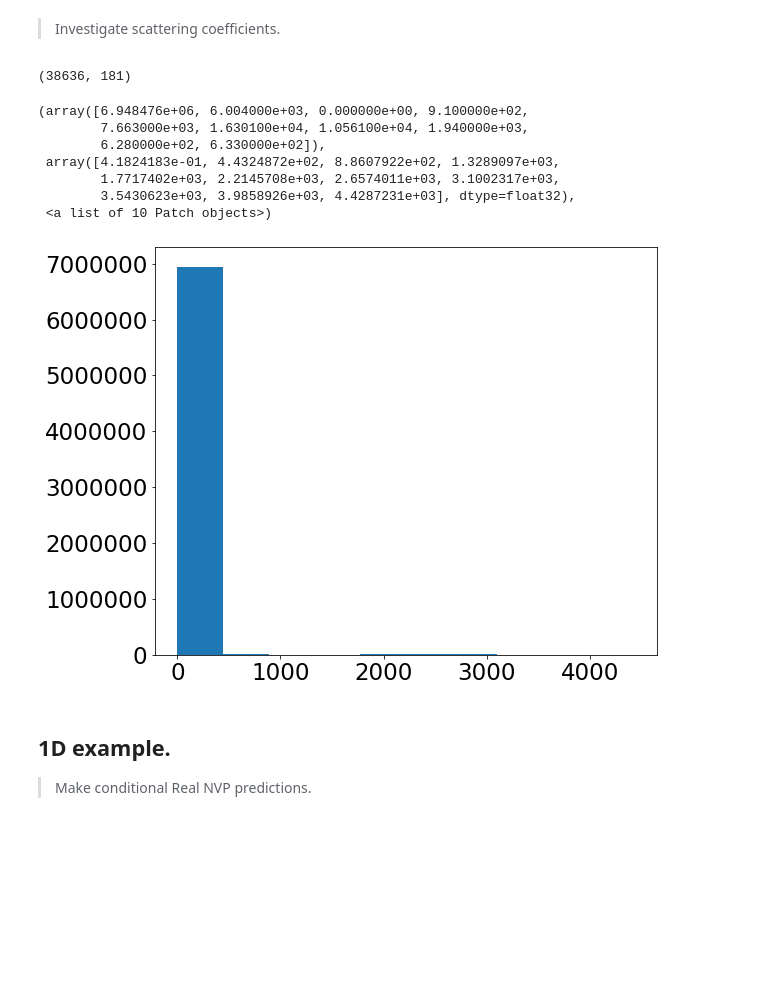
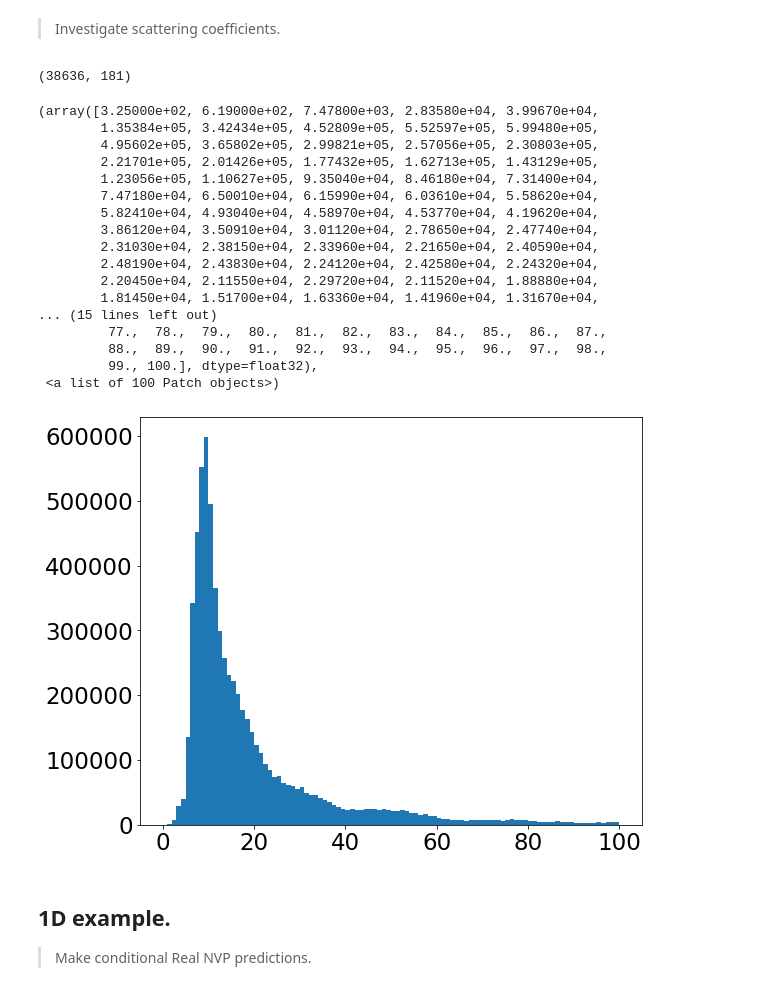
Before and after one commit to tingyuansen/Geology, a Jupyter notebook: RealNVP_Geology.ipynb, the cells around one changed output. Drawn from its saved outputs; the diff is of its cells as text; code cells hidden in the pictures; blank space fills up the shorter version.

```diff
--- a/RealNVP_Geology.ipynb
+++ b/RealNVP_Geology.ipynb
@@ -74,17 +74,27 @@ print(Pred.shape, Vels.shape)
 # %%
 y_tr = np.load("Sx_2D.npy")
 print(y_tr.shape)
-plt.hist(y_tr.ravel())
+plt.hist(y_tr.ravel(), range=[0,100], bins=100)
 # %% [output]
 (38636, 181)
-(array([6.948476e+06, 6.004000e+03, 0.000000e+00, 9.100000e+02,
-        7.663000e+03, 1.630100e+04, 1.056100e+04, 1.940000e+03,
-        6.280000e+02, 6.330000e+02]),
- array([4.1824183e-01, 4.4324872e+02, 8.8607922e+02, 1.3289097e+03,
-        1.7717402e+03, 2.2145708e+03, 2.6574011e+03, 3.1002317e+03,
-        3.5430623e+03, 3.9858926e+03, 4.4287231e+03], dtype=float32),
- <a list of 10 Patch objects>)
+(array([3.25000e+02, 6.19000e+02, 7.47800e+03, 2.83580e+04, 3.99670e+04,
+        1.35384e+05, 3.42434e+05, 4.52809e+05, 5.52597e+05, 5.99480e+05,
+        4.95602e+05, 3.65802e+05, 2.99821e+05, 2.57056e+05, 2.30803e+05,
+        2.21701e+05, 2.01426e+05, 1.77432e+05, 1.62713e+05, 1.43129e+05,
+        1.23056e+05, 1.10627e+05, 9.35040e+04, 8.46180e+04, 7.31400e+04,
+        7.47180e+04, 6.50010e+04, 6.15990e+04, 6.03610e+04, 5.58620e+04,
+        5.82410e+04, 4.93040e+04, 4.58970e+04, 4.53770e+04, 4.19620e+04,
+        3.86120e+04, 3.50910e+04, 3.01120e+04, 2.78650e+04, 2.47740e+04,
+        2.31030e+04, 2.38150e+04, 2.33960e+04, 2.21650e+04, 2.40590e+04,
+        2.48190e+04, 2.43830e+04, 2.24120e+04, 2.42580e+04, 2.24320e+04,
+        2.20450e+04, 2.11550e+04, 2.29720e+04, 2.11520e+04, 1.88880e+04,
+        1.81450e+04, 1.51700e+04, 1.63360e+04, 1.41960e+04, 1.31670e+04,
+... (15 lines left out)
+         77.,  78.,  79.,  80.,  81.,  82.,  83.,  84.,  85.,  86.,  87.,
+         88.,  89.,  90.,  91.,  92.,  93.,  94.,  95.,  96.,  97.,  98.,
+         99., 100.], dtype=float32),
+ <a list of 100 Patch objects>)
-[figure, old version]
+[figure, new version]
 # %% [markdown]
 ## 1D example.
 
```
Also changed, not shown: 1 other file.
